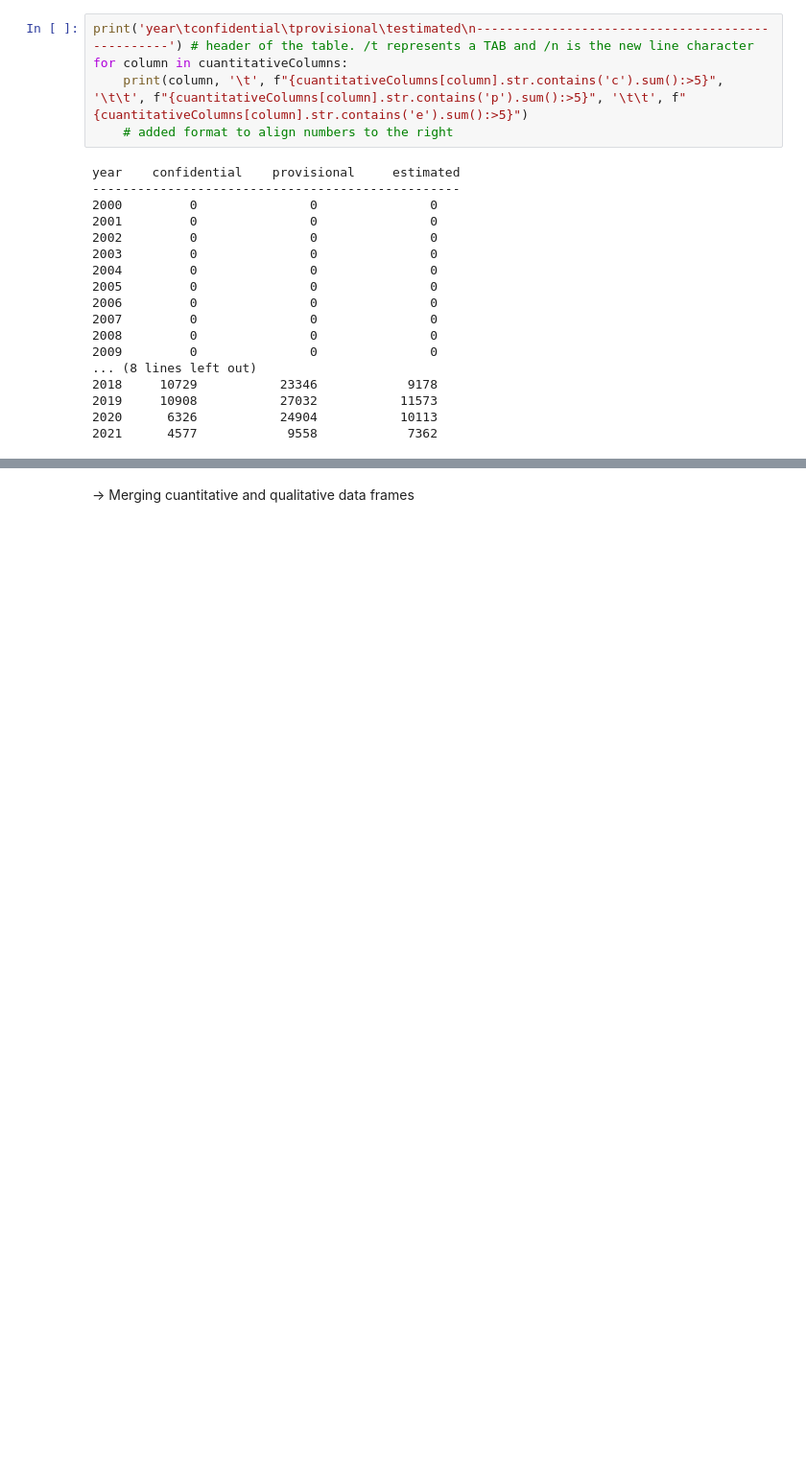
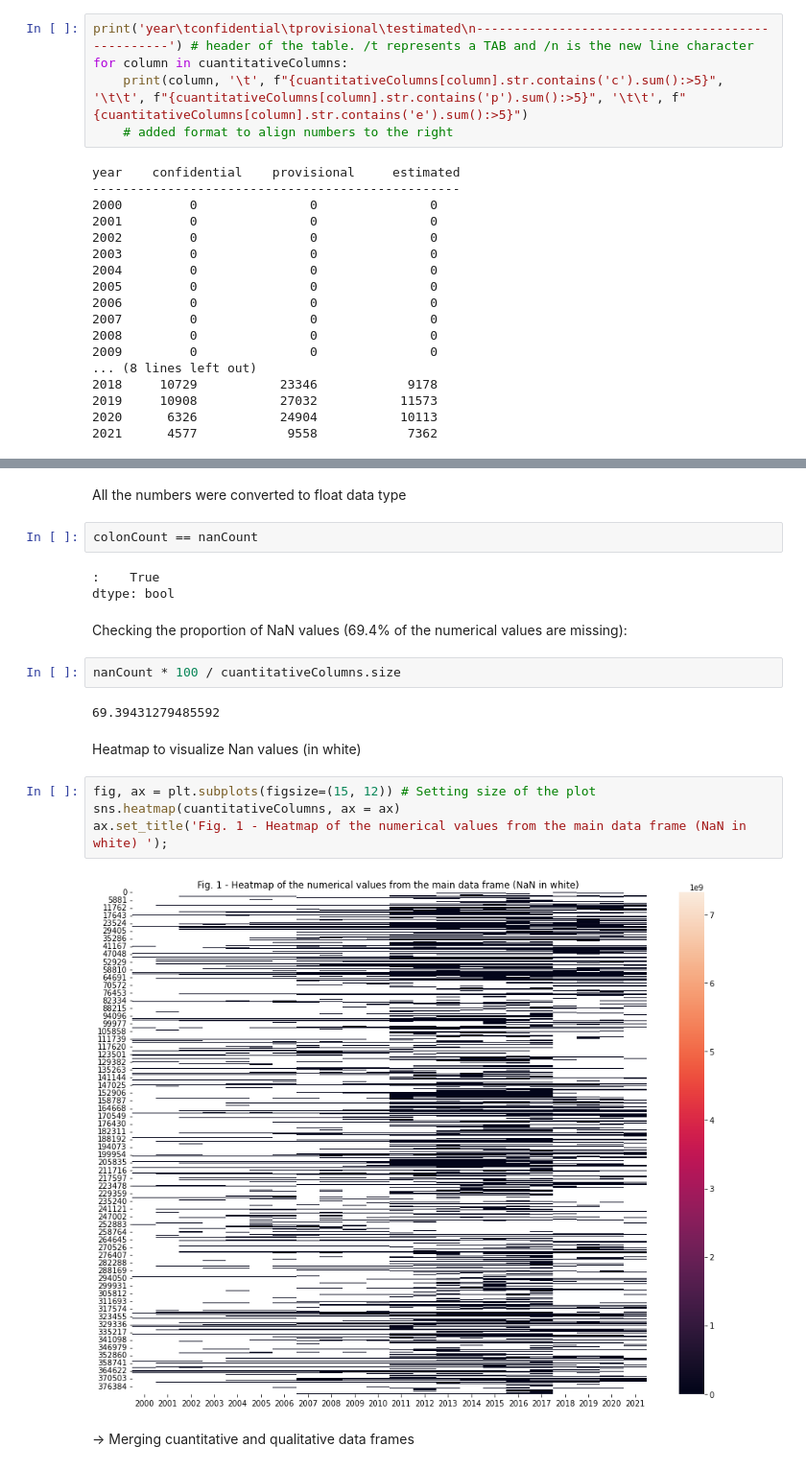
Before and after one commit to Carloselrecharlie/CA2, a Jupyter notebook: Fishery report.ipynb, the cells around one changed output, grey strips where cells are left out. Shown at 96% size. Drawn from its saved outputs; the diff is of its cells as text; blank space fills up the shorter version.

Commit message:
added heatmaps for explorations of NaN's. Checked aquaculture as an alternative

```diff
--- a/Fishery report.ipynb
+++ b/Fishery report.ipynb
@@ -295,3 +290,24 @@ dtype: bool
+# %% [markdown]
+All the numbers were converted to float data type
+# %%
+colonCount == nanCount
+# %% [output]
+:    True
+dtype: bool
+# %% [markdown]
+Checking the proportion of NaN values (69.4% of the numerical values are missing):
+# %%
+nanCount * 100 / cuantitativeColumns.size
+# %% [output]
+69.39431279485592
+# %% [markdown]
+Heatmap to visualize Nan values (in white)
+# %%
+fig, ax = plt.subplots(figsize=(15, 12)) # Setting size of the plot
+sns.heatmap(cuantitativeColumns, ax = ax)
+ax.set_title('Fig. 1 - Heatmap of the numerical values from the main data frame (NaN in white) ');
+# %% [output]
+[figure, added]
 # %% [markdown]
 -> Merging cuantitative and qualitative data frames
 # %%
```
Also changed, not shown: parts of 48 cells of this notebook.
